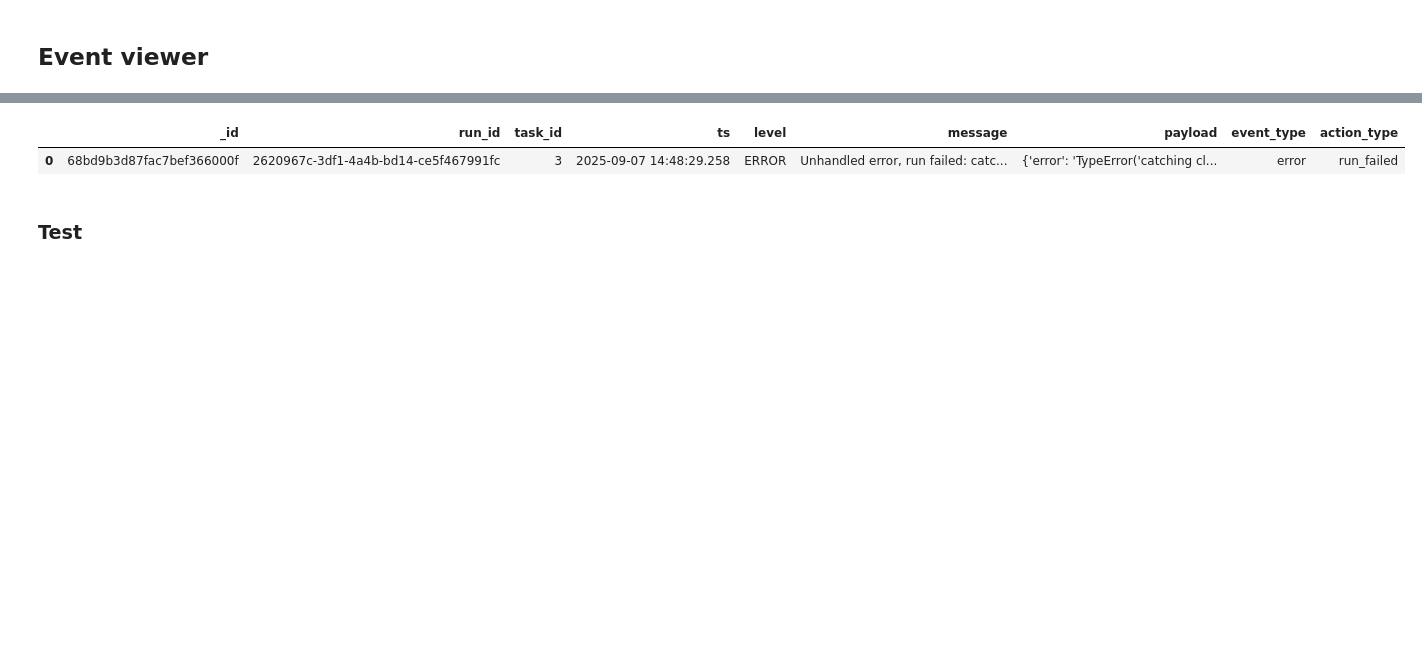
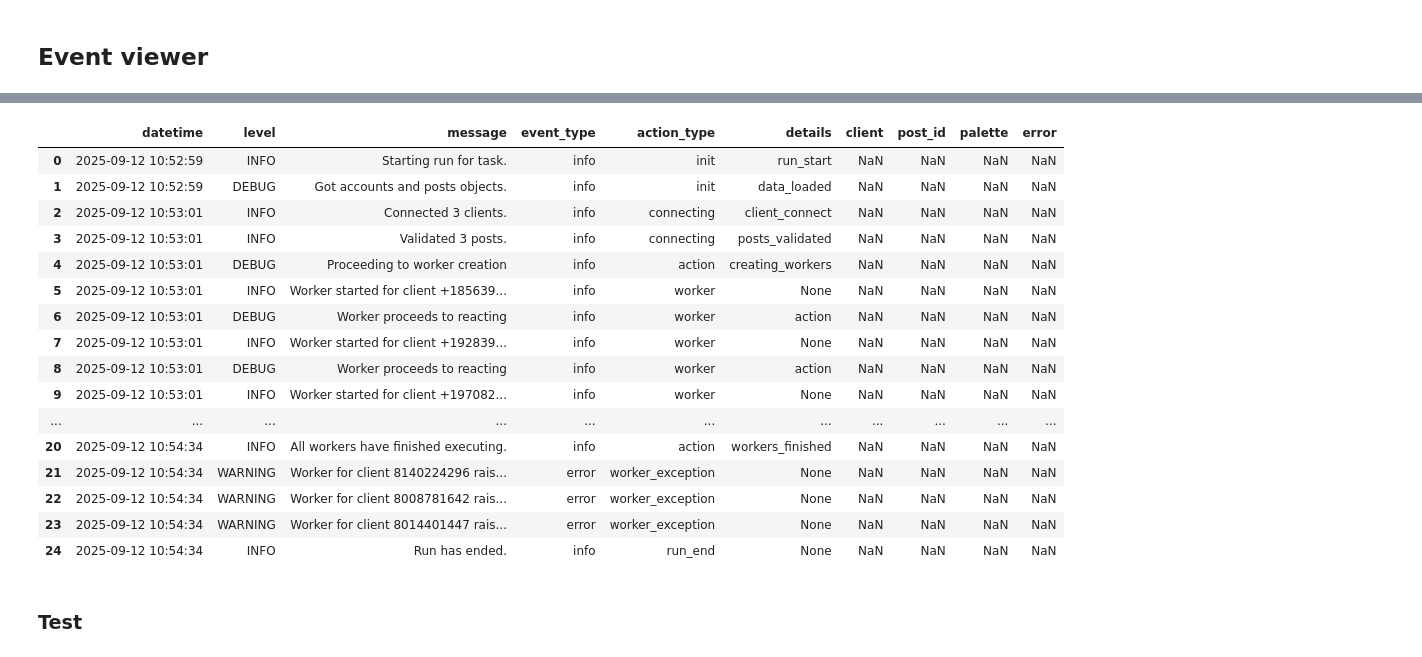
Before and after one commit to Demvok/LikeBot, a Jupyter notebook: test.ipynb, the cells around one changed output, grey strips where cells are left out. Saved outputs shown, nothing was run; the diff lists cells and outputs as text; code cells hidden in the pictures; blank space fills up the shorter version.

```diff
--- a/test.ipynb
+++ b/test.ipynb
@@ -186,8 +211,23 @@ await eventManager.get_runs(3)
 # %%
-data = await create_report(await eventManager.get_events('2620967c-3df1-4a4b-bd14-ce5f467991fc'), type='errors')
+data = await create_report(await eventManager.get_events('2c461a84-59cf-48ee-99bc-e28fdd0ac7d9'), type='full')
 data
 # %% [output]
-|  | _id | run_id | task_id | ts | level | message | payload | event_type | action_type |
-| 0 | 68bd9b3d87fac7bef366000f | 2620967c-3df1-4a4b-bd14-ce5f467991fc | 3 | 2025-09-07 14:48:29.258 | ERROR | Unhandled error, run failed: catc... | {'error': 'TypeError('catching cl... | error | run_failed |
+|  | datetime | level | message | event_type | action_type | details | client | post_id | palette | error |
+| 0 | 2025-09-12 10:52:59 | INFO | Starting run for task. | info | init | run_start | NaN | NaN | NaN | NaN |
+| 1 | 2025-09-12 10:52:59 | DEBUG | Got accounts and posts objects. | info | init | data_loaded | NaN | NaN | NaN | NaN |
+| 2 | 2025-09-12 10:53:01 | INFO | Connected 3 clients. | info | connecting | client_connect | NaN | NaN | NaN | NaN |
+| 3 | 2025-09-12 10:53:01 | INFO | Validated 3 posts. | info | connecting | posts_validated | NaN | NaN | NaN | NaN |
+| 4 | 2025-09-12 10:53:01 | DEBUG | Proceeding to worker creation | info | action | creating_workers | NaN | NaN | NaN | NaN |
+| 5 | 2025-09-12 10:53:01 | INFO | Worker started for client +185639... | info | worker | None | NaN | NaN | NaN | NaN |
+| 6 | 2025-09-12 10:53:01 | DEBUG | Worker proceeds to reacting | info | worker | action | NaN | NaN | NaN | NaN |
+| 7 | 2025-09-12 10:53:01 | INFO | Worker started for client +192839... | info | worker | None | NaN | NaN | NaN | NaN |
+| 8 | 2025-09-12 10:53:01 | DEBUG | Worker proceeds to reacting | info | worker | action | NaN | NaN | NaN | NaN |
+| 9 | 2025-09-12 10:53:01 | INFO | Worker started for client +197082... | info | worker | None | NaN | NaN | NaN | NaN |
+| ... | ... | ... | ... | ... | ... | ... | ... | ... | ... | ... |
+| 20 | 2025-09-12 10:54:34 | INFO | All workers have finished executing. | info | action | workers_finished | NaN | NaN | NaN | NaN |
+| 21 | 2025-09-12 10:54:34 | WARNING | Worker for client 8140224296 rais... | error | worker_exception | None | NaN | NaN | NaN | NaN |
+| 22 | 2025-09-12 10:54:34 | WARNING | Worker for client 8008781642 rais... | error | worker_exception | None | NaN | NaN | NaN | NaN |
+| 23 | 2025-09-12 10:54:34 | WARNING | Worker for client 8014401447 rais... | error | worker_exception | None | NaN | NaN | NaN | NaN |
+| 24 | 2025-09-12 10:54:34 | INFO | Run has ended. | info | run_end | None | NaN | NaN | NaN | NaN |
 # %% [markdown]
 ### Test
```
Also changed, not shown: parts of 4 cells of this notebook, 4 other files.
